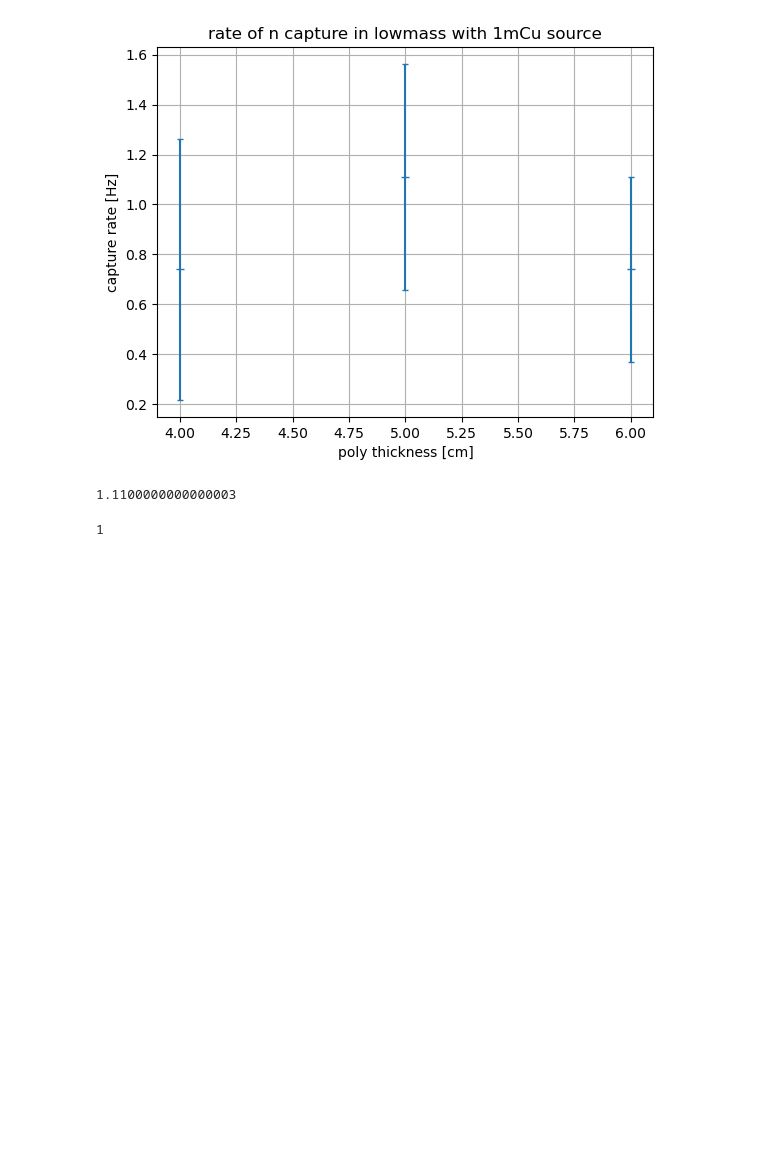
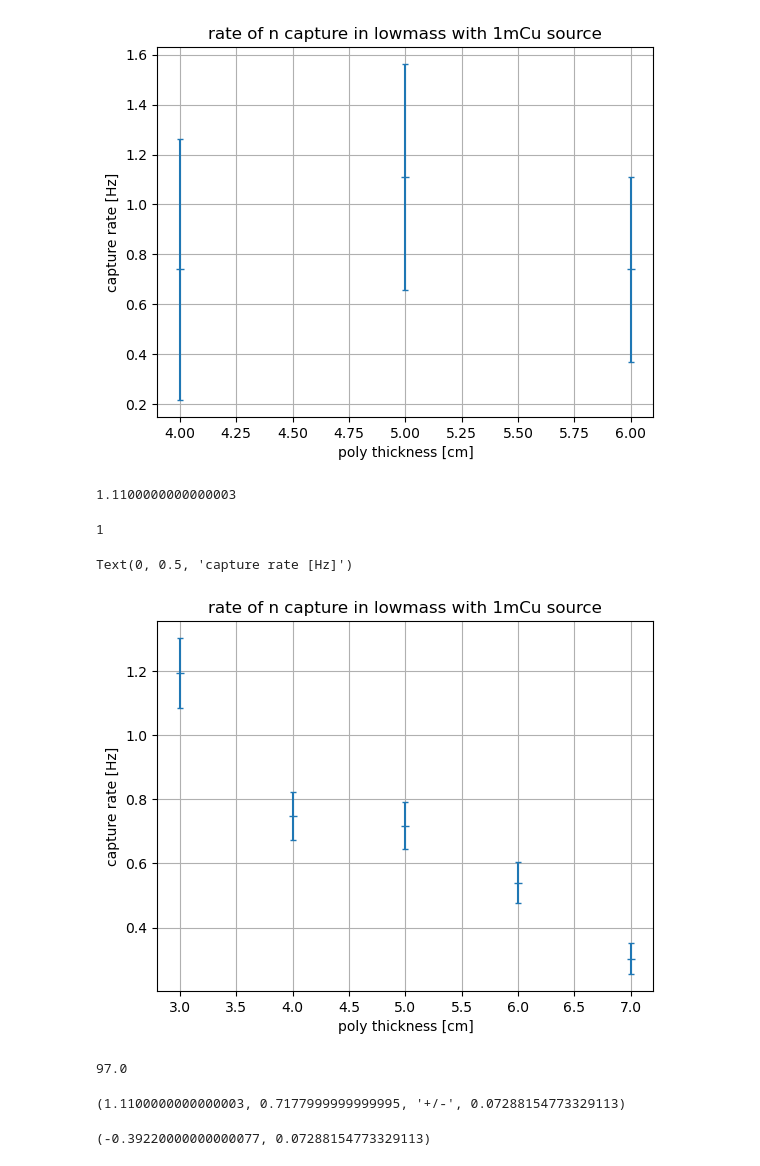
Before and after one commit to tamu-edu/doublecap, a Jupyter notebook: analysis/rate_calculations.ipynb, the cells around one changed output. Cells and saved outputs as stored; diff of their text form; code cells hidden in the pictures; blank space fills up the shorter version.

Commit message:
new plots from Grace sims

```diff
--- a/analysis/rate_calculations.ipynb
+++ b/analysis/rate_calculations.ipynb
@@ -336,3 +337,31 @@ opt.rates[(10.,5.)][(2,1)]
 hadElasticRate('../build/shield_sim/Lead10_PE4_20250215_202507_t1.root', procname = 'nCapture', volname = 'lowmass')
 # %% [output]
 1
+# %%
+# read ShieldOptimization data from pickled Grace data
+import pickle
+with open('analysis_data/shield_opt.dat', 'rb') as file:
+    opt_grace = pickle.load(file)
+# %%
+lead, poly, rate, drate = opt_grace.get_capture_rate()
+
+plt.errorbar(poly, rate, yerr = drate, linestyle = '', marker = '_', capsize = 2)
+plt.grid()
+plt.title('rate of n capture in lowmass with 1mCu source')
+plt.xlabel('poly thickness [cm]')
+plt.ylabel('capture rate [Hz]')
+# %% [output]
+Text(0, 0.5, 'capture rate [Hz]')
+[figure, added]
+# %%
+opt_grace.totals[(10.,5.)][opt_grace.rates_accessor['lowmass']['nCapture']]
+# %% [output]
+97.0
+# %%
+opt.rates[(10.,5.)][2,1], opt_grace.rates[(10.,5.)][2,1], '+/-', opt_grace.drates[(10.,5.)][2,1]
+# %% [output]
+(1.1100000000000003, 0.7177999999999995, '+/-', 0.07288154773329113)
+# %%
+r1[2,1]-r2[2,1], dr[2,1]
+# %% [output]
+(-0.39220000000000077, 0.07288154773329113)
```
Also changed, not shown: parts of 2 cells of this notebook.
